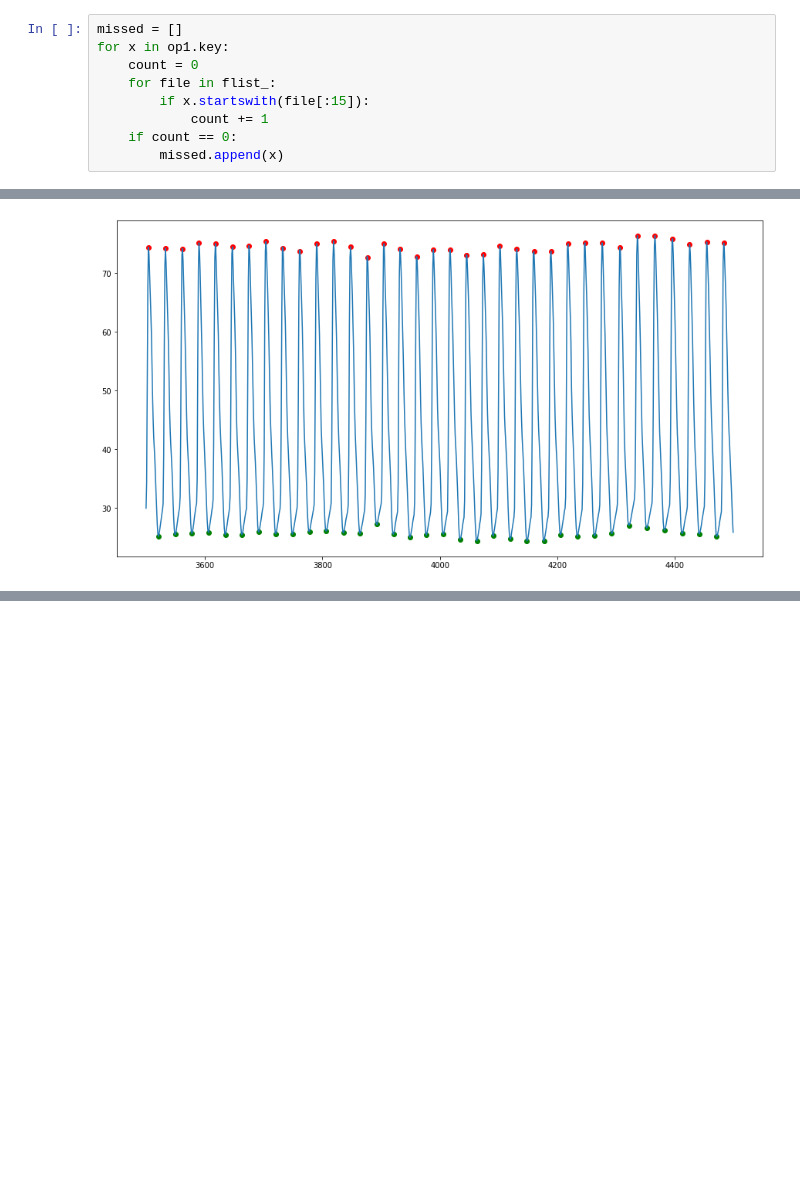
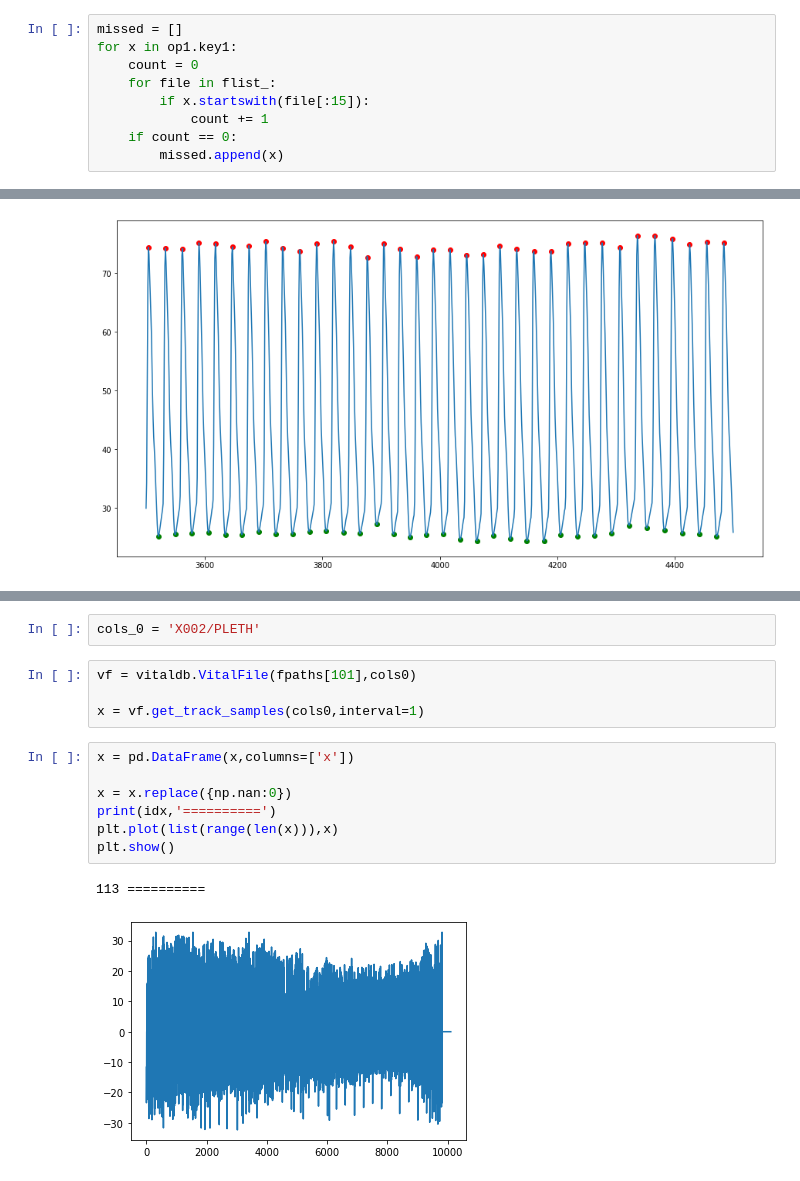
Before and after one commit to epsilon-deltta/spi2nrs, a Jupyter notebook: test.ipynb, the cells around one changed output, grey strips where cells are left out. Cells and saved outputs as stored; diff of their text form; blank space fills up the shorter version.

```diff
--- a/test.ipynb
+++ b/test.ipynb
@@ -22,7 +70,7 @@ flist_ = os.listdir(dir_path)
 flist_ = [ x for x in flist_ if x.endswith('.vital')]
 # %%
 missed = []
-for x in op1.key:
+for x in op1.key1:
     count = 0
     for file in flist_:
         if x.startswith(file[:15]):
@@ -802,0 +1145,16 @@ plt.scatter(peaks_i,signals['PPG_Raw'][peaks_i],c='g')
+# %%
+cols_0 = 'X002/PLETH'
+# %%
+vf = vitaldb.VitalFile(fpaths[101],cols0)
+
+x = vf.get_track_samples(cols0,interval=1)
+# %%
+x = pd.DataFrame(x,columns=['x'])
+
+x = x.replace({np.nan:0})
+print(idx,'==========')
+plt.plot(list(range(len(x))),x)
+plt.show()
+# %% [output]
+113 ==========
+[figure, added]
```
Also changed, not shown: parts of 43 cells of this notebook.
